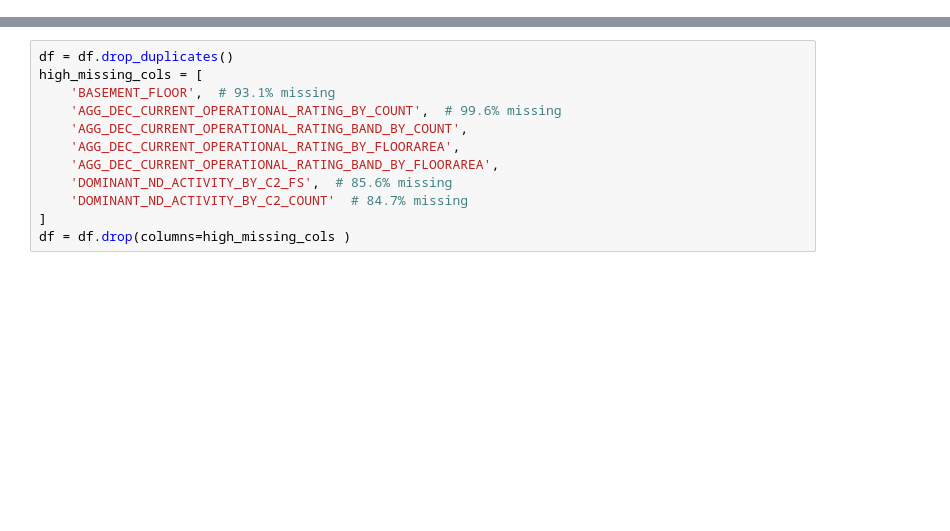
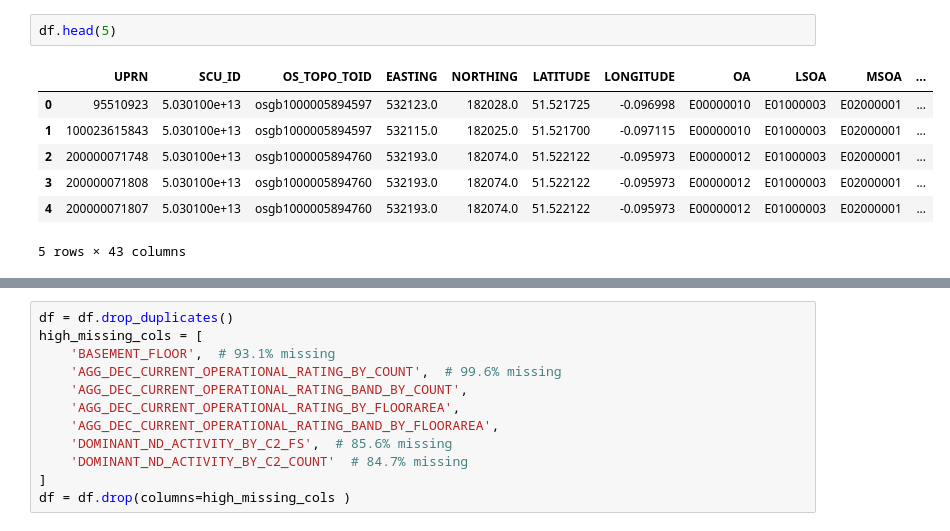
Before and after one commit to shakthi01912/Urban_sustainability_2025_Hackthon, a Jupyter notebook: development/Urban/Buildings.ipynb, the cells around one changed output, grey strips where cells are left out. Drawn from its saved outputs; the diff is of its cells as text; blank space fills up the shorter version.

```diff
--- a/development/Urban/Buildings.ipynb
+++ b/development/Urban/Buildings.ipynb
@@ -26,2 +30,12 @@ except Exception as e:
+# %%
+df.head(5)
+# %% [output]
+|  | UPRN | SCU_ID | OS_TOPO_TOID | EASTING | NORTHING | LATITUDE | LONGITUDE | OA | LSOA | MSOA | ... |
+| 0 | 95510923 | 5.030100e+13 | osgb1000005894597 | 532123.0 | 182028.0 | 51.521725 | -0.096998 | E00000010 | E01000003 | E02000001 | ... |
+| 1 | 100023615843 | 5.030100e+13 | osgb1000005894597 | 532115.0 | 182025.0 | 51.521700 | -0.097115 | E00000010 | E01000003 | E02000001 | ... |
+| 2 | 200000071748 | 5.030100e+13 | osgb1000005894760 | 532193.0 | 182074.0 | 51.522122 | -0.095973 | E00000012 | E01000003 | E02000001 | ... |
+| 3 | 200000071808 | 5.030100e+13 | osgb1000005894760 | 532193.0 | 182074.0 | 51.522122 | -0.095973 | E00000012 | E01000003 | E02000001 | ... |
+| 4 | 200000071807 | 5.030100e+13 | osgb1000005894760 | 532193.0 | 182074.0 | 51.522122 | -0.095973 | E00000012 | E01000003 | E02000001 | ... |
+5 rows × 43 columns
 # %%
 df.describe()
```
Also changed, not shown: parts of 26 cells of this notebook.
